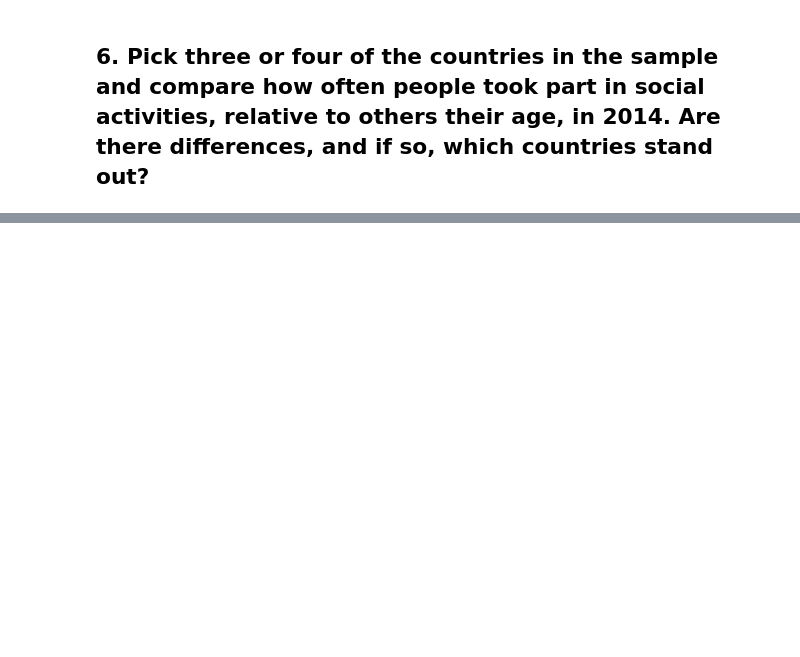
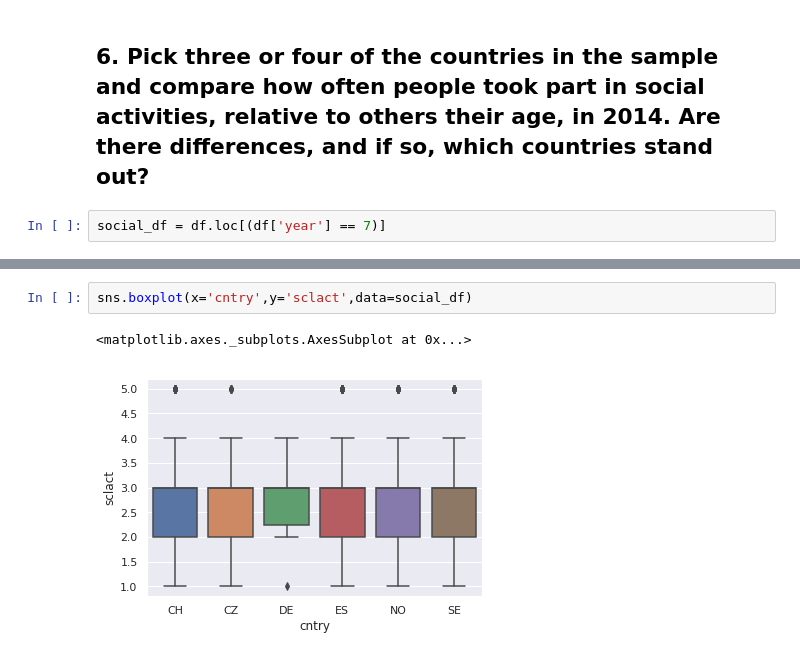
Before and after one commit to iamjeremybe/thinkful_data_science, a Jupyter notebook: Thinkful - Advanced Experimentation challenge.ipynb, the cells around one changed output, grey strips where cells are left out. Cells and saved outputs as stored; diff of their text form; blank space fills up the shorter version.

```diff
--- a/Thinkful - Advanced Experimentation challenge.ipynb
+++ b/Thinkful - Advanced Experimentation challenge.ipynb
@@ -546,2 +555,4 @@ TypeError: Cannot cast array data from dtype('O') to dtype('float64') according
 # %% [markdown]
 ## 6. Pick three or four of the countries in the sample and compare how often people took part in social activities, relative to others their age, in 2014. Are there differences, and if so, which countries stand out?
+# %%
+social_df = df.loc[(df['year'] == 7)]
@@ -547,0 +571,5 @@ TypeError: Cannot cast array data from dtype('O') to dtype('float64') according
+# %%
+sns.boxplot(x='cntry',y='sclact',data=social_df)
+# %% [output]
+<matplotlib.axes._subplots.AxesSubplot at 0x...>
+[figure, added]
```
Also changed, not shown: parts of 27 cells of this notebook.
